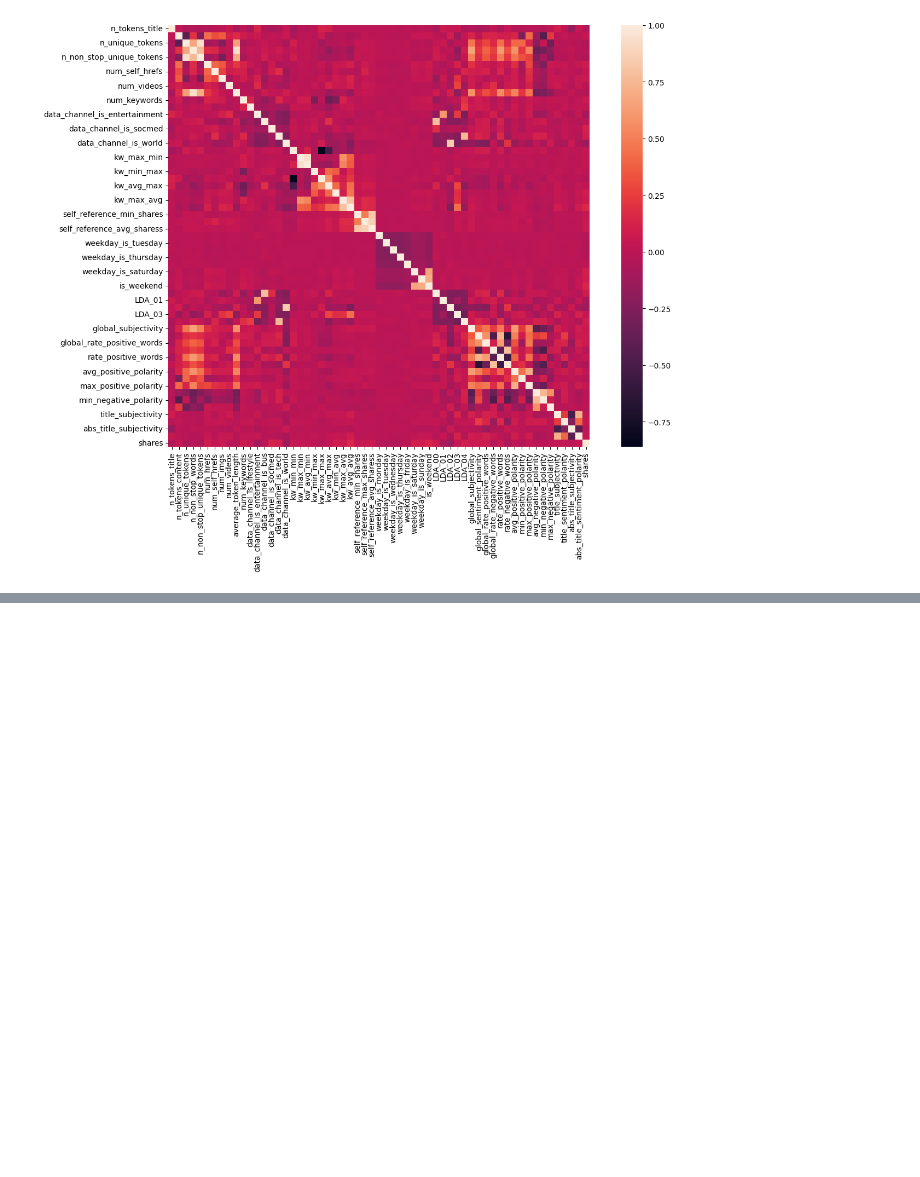
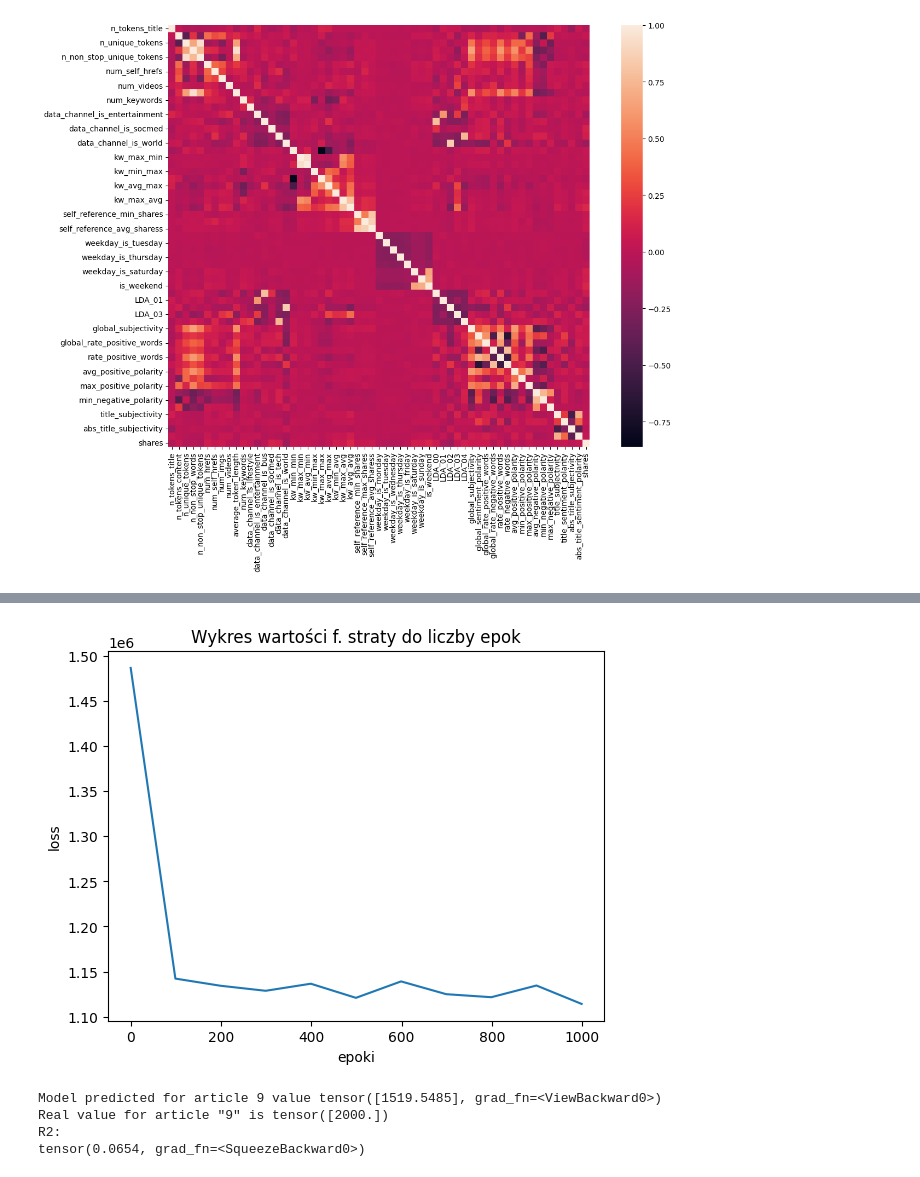
Before and after one commit to Spynacz/SI, a Jupyter notebook: online-news-popularity.ipynb, the cells around one changed output, grey strips where cells are left out. Cells and saved outputs as stored; diff of their text form; code cells hidden in the pictures; blank space fills up the shorter version.

```diff
--- a/online-news-popularity.ipynb
+++ b/online-news-popularity.ipynb
@@ -171,0 +338,19 @@ sns.heatmap(data2.corr(), square=True)
+# %%
+#utworzenie modelu nieliniowego z liczbą neuronów na wejściu o połowe mniejszą od liczby cech podawanych na wejście
+model4 = nn.Sequential(
+    nn.Linear(58,29),
+    nn.LeakyReLU(),
+    nn.Linear(29,20),
+    nn.LeakyReLU(),
+    nn.Linear(20,10),
+    nn.LeakyReLU(),
+    nn.Linear(10,1)
+)
+# %%
+trenTest(model4)
+# %% [output]
+[figure, added]
+Model predicted for article 9 value tensor([1519.5485], grad_fn=<ViewBackward0>)
+Real value for article "9" is tensor([2000.])
+R2:
+tensor(0.0654, grad_fn=<SqueezeBackward0>)
```
Also changed, not shown: parts of 29 cells of this notebook.
